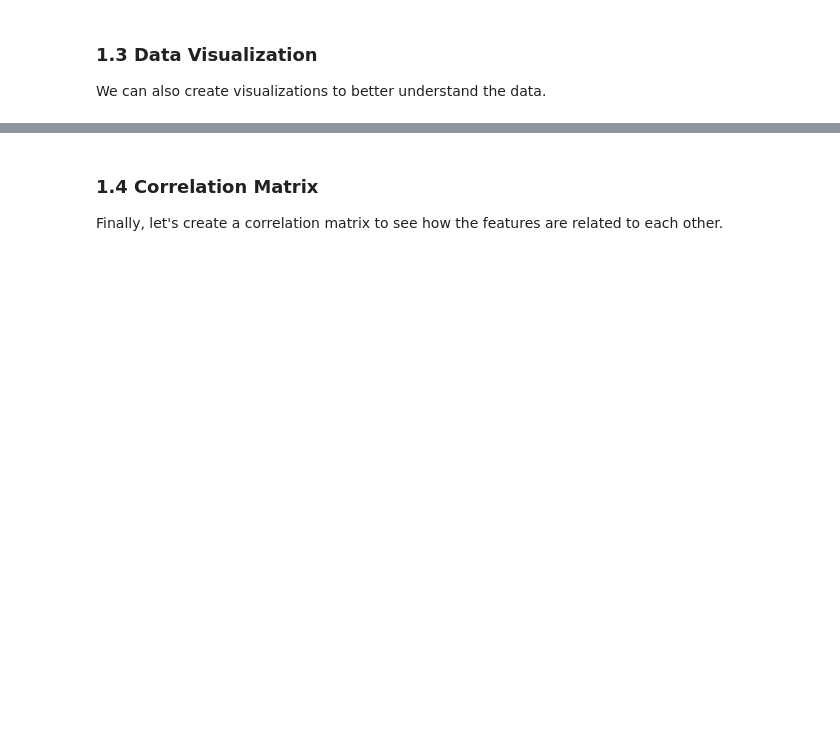
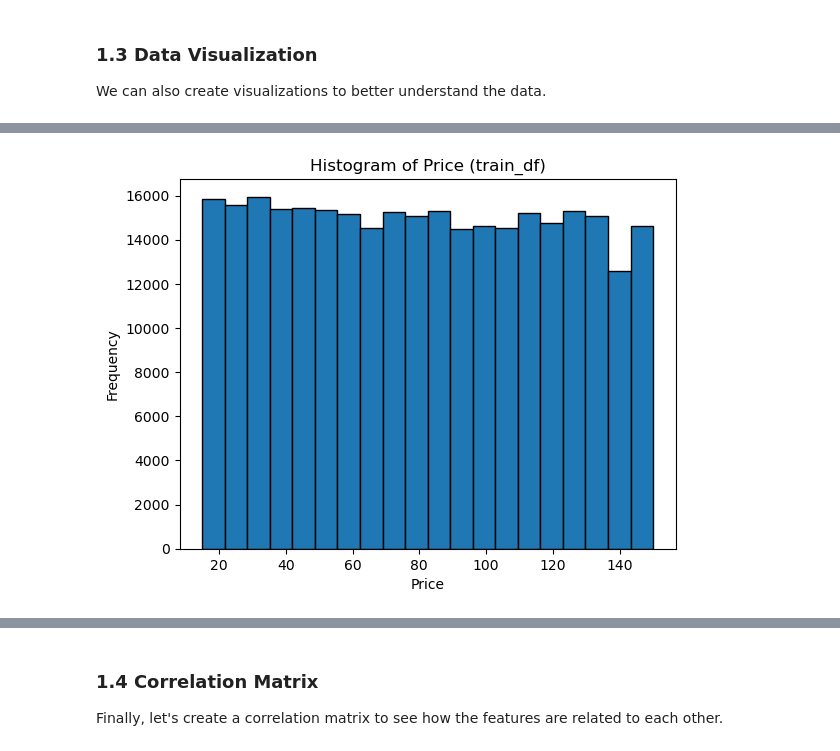
Before and after one commit to prgabriel/w207_Kaggle_Proj, a Jupyter notebook: notebooks/exploratory.ipynb, the cells around one changed output, grey strips where cells are left out. Cells and saved outputs as stored; diff of their text form; code cells hidden in the pictures; blank space fills up the shorter version.

```diff
--- a/notebooks/exploratory.ipynb
+++ b/notebooks/exploratory.ipynb
@@ -137,7 +260,9 @@ plt.show()
 # %%
 # For example, plot a histogram of the price column
 plt.hist(train_df['Price'], bins=20, edgecolor='black')
 plt.xlabel('Price')
 plt.ylabel('Frequency')
-plt.title('Histogram of Price')
+plt.title('Histogram of Price (train_df)')
 plt.show()
+# %% [output]
+[figure, added]
```
Also changed, not shown: parts of 32 cells of this notebook, 1 other file.
